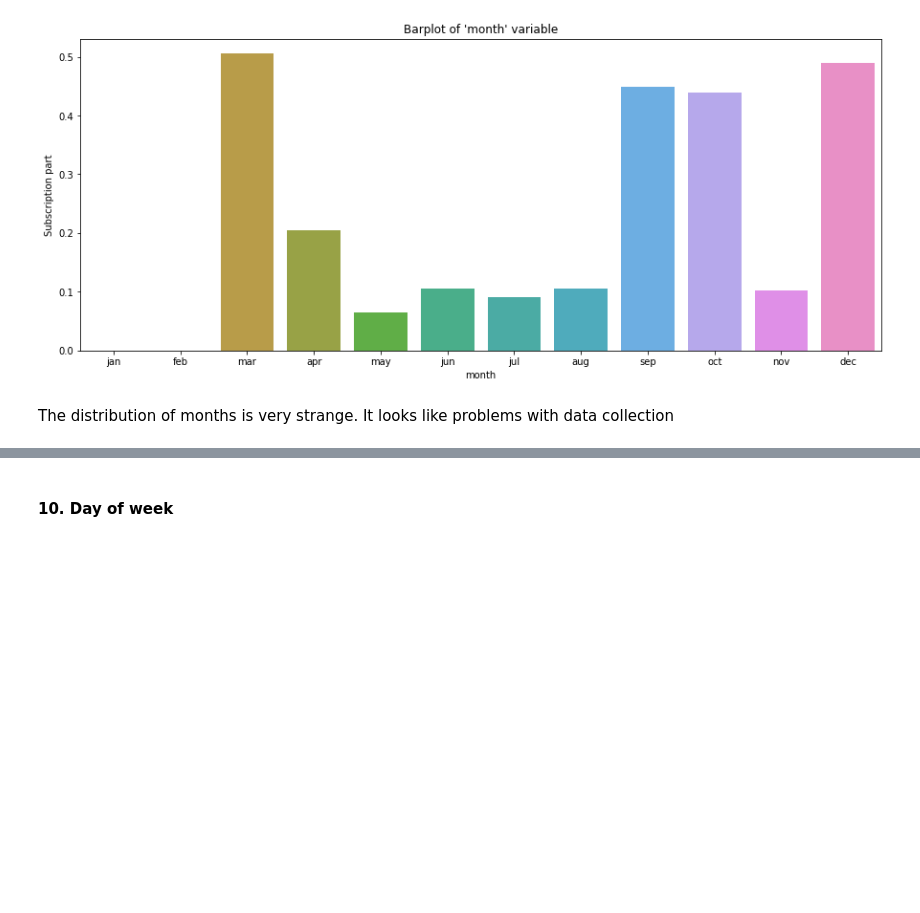
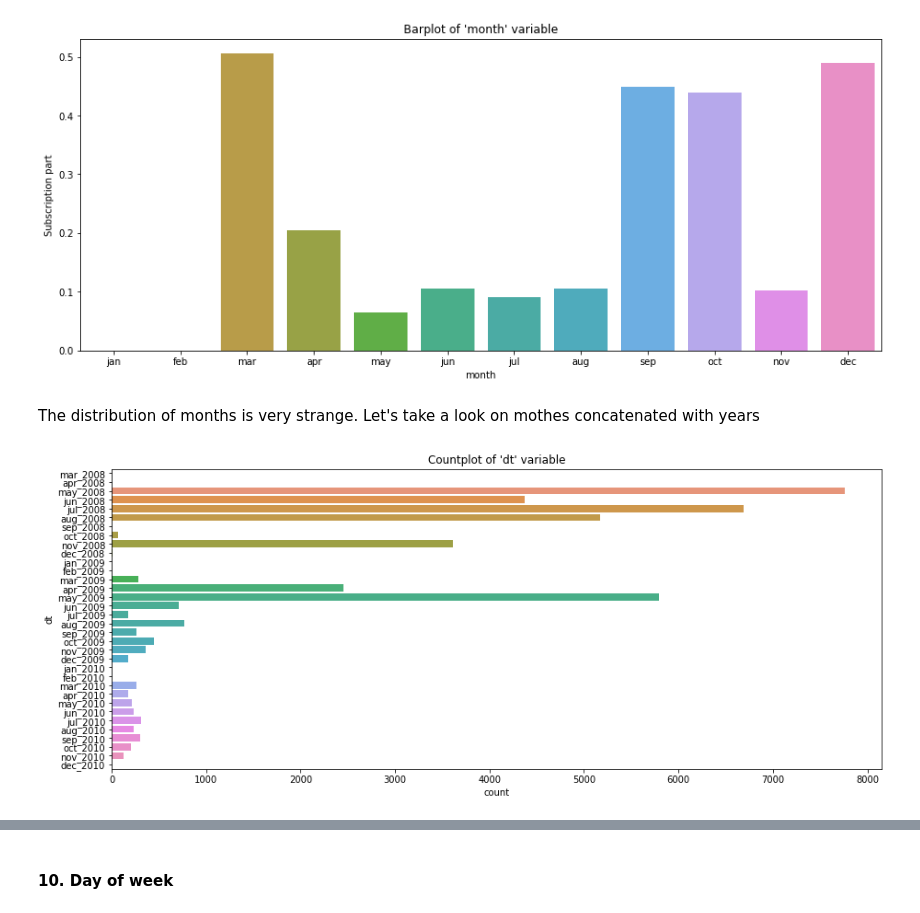
Before and after one commit to yanezh/secret_task, a Jupyter notebook: Task.ipynb, the cells around one changed output, grey strips where cells are left out. Saved outputs shown, nothing was run; the diff lists cells and outputs as text; code cells hidden in the pictures; blank space fills up the shorter version.

```diff
--- a/Task.ipynb
+++ b/Task.ipynb
@@ -30,9 +31,12 @@ def plot_boxplot_formated(col):
     plt.title("Boxplot of '%s' variable" % col)
     plt.show()
 # %%
-def plot_countplot_formated(col, order=None):
+def plot_countplot_formated(col, order=None, orient='v'):
     plt.figure(figsize=(15,6))
-    sns.countplot(data_1[col], order=order)
+    if orient=='v':
+        sns.countplot(data_1[col], order=order)
+    else:
+        sns.countplot(y=data_1[col], order=order)
     plt.title("Countplot of '%s' variable" % col)
     plt.show()
 # %%
@@ -51 +69,7 @@ for i in range(12):
     st_date += relativedelta(months=1)
+# %%
+month_order_cv = []
+st_date = datetime(2008, 3, 1)
+while st_date < datetime(2011, 1, 1):
+    month_order_cv.append(st_date.strftime('%b_%Y').lower())
+    st_date += relativedelta(months=1)
@@ -208,4 +233,8 @@ plot_barplot_formated('month', order=month_order)
 # %% [output]
 [figure]
 # %% [markdown]
-The distribution of months is very strange. It looks like problems with data collection
+The distribution of months is very strange. Let's take a look on mothes concatenated with years
+# %%
+plot_countplot_formated('dt', orient='h', order=month_order_cv)
+# %% [output]
+[figure, added]
```
Also changed, not shown: parts of 58 cells of this notebook.
